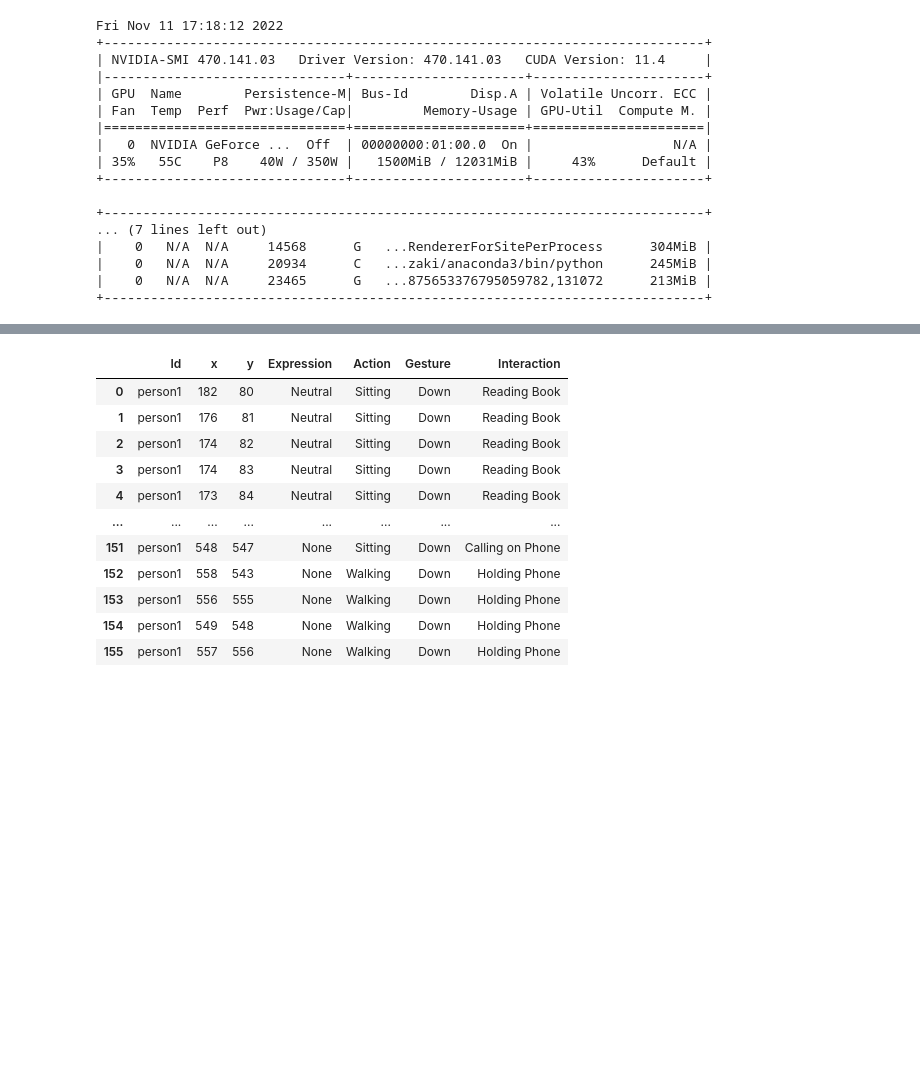
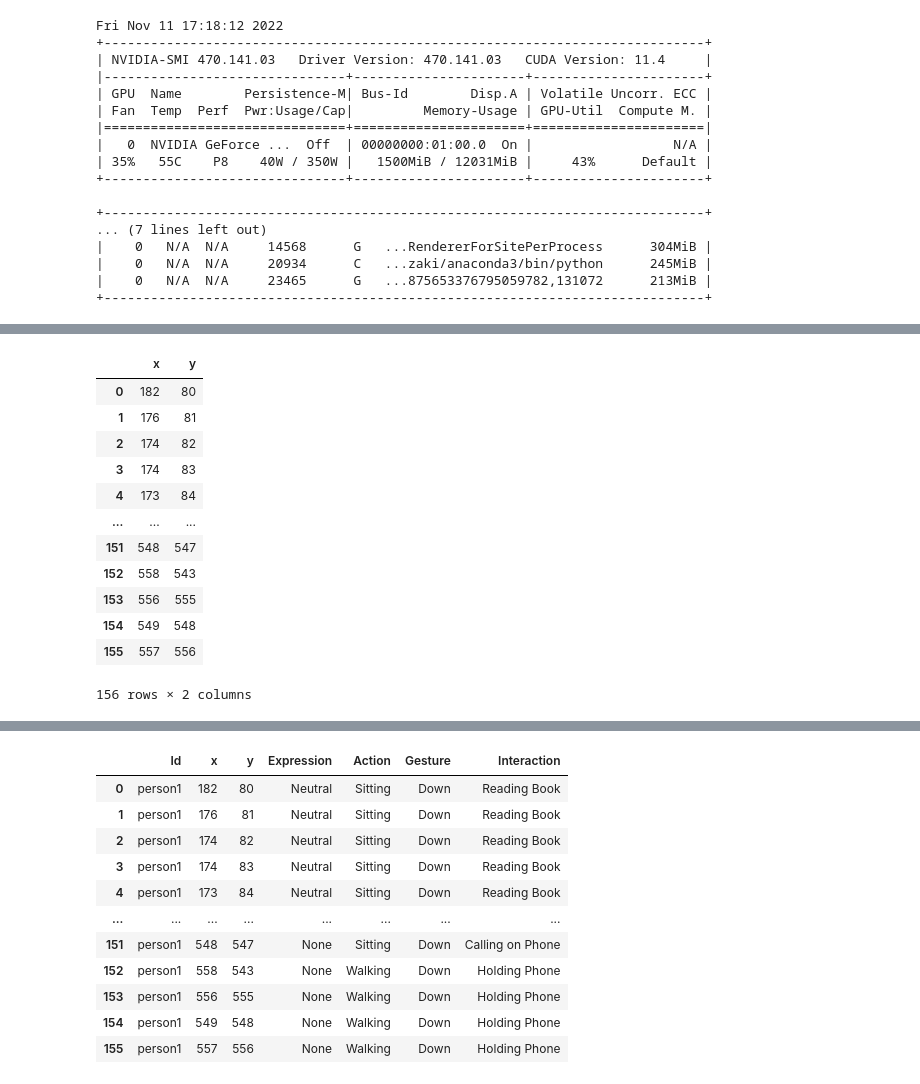
Before and after one commit to ozaki-hr8/-Space-Utilization-Analysis, a Jupyter notebook: cluster.ipynb, the cells around one changed output, grey strips where cells are left out. Cells and saved outputs as stored; diff of their text form; code cells hidden in the pictures; blank space fills up the shorter version.

```diff
--- a/cluster.ipynb
+++ b/cluster.ipynb
@@ -30,0 +53,16 @@ coordsy_array=np.array(data['y'])
+# %%
+data2
+# %% [output]
+|  | x | y |
+| 0 | 182 | 80 |
+| 1 | 176 | 81 |
+| 2 | 174 | 82 |
+| 3 | 174 | 83 |
+| 4 | 173 | 84 |
+| ... | ... | ... |
+| 151 | 548 | 547 |
+| 152 | 558 | 543 |
+| 153 | 556 | 555 |
+| 154 | 549 | 548 |
+| 155 | 557 | 556 |
+156 rows × 2 columns
```
Also changed, not shown: parts of 26 cells of this notebook.
